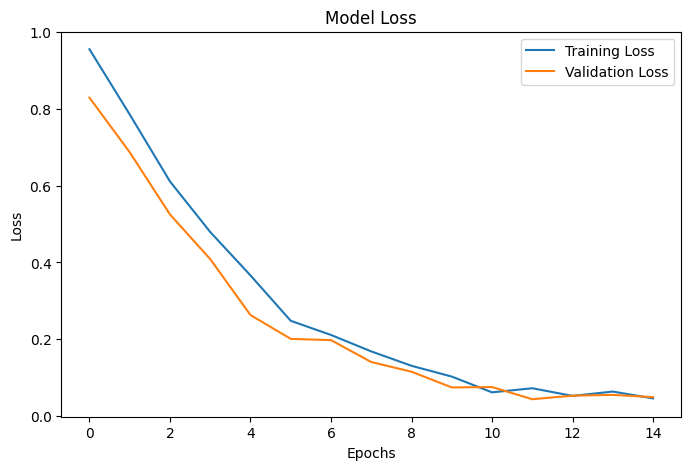
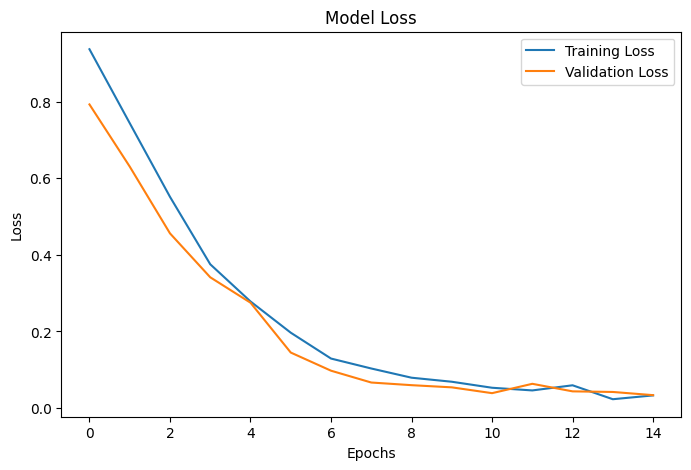
The notebook cell's code change between the first figure and the second:
--- before
+++ after
@@ -3,7 +3,10 @@
 plt.plot(history.history['loss'], label='Training Loss')
 plt.plot(history.history['val_loss'], label='Validation Loss')
-plt.xlabel("Epochs")
-plt.ylabel("Loss")
-plt.title("Model Loss")
+
+plt.xlabel('Epochs')
+plt.ylabel('Loss')
+plt.title('Model Loss')
 plt.legend()
+
+plt.savefig("training_loss.png")
 plt.show()

Commit: Update README and project files